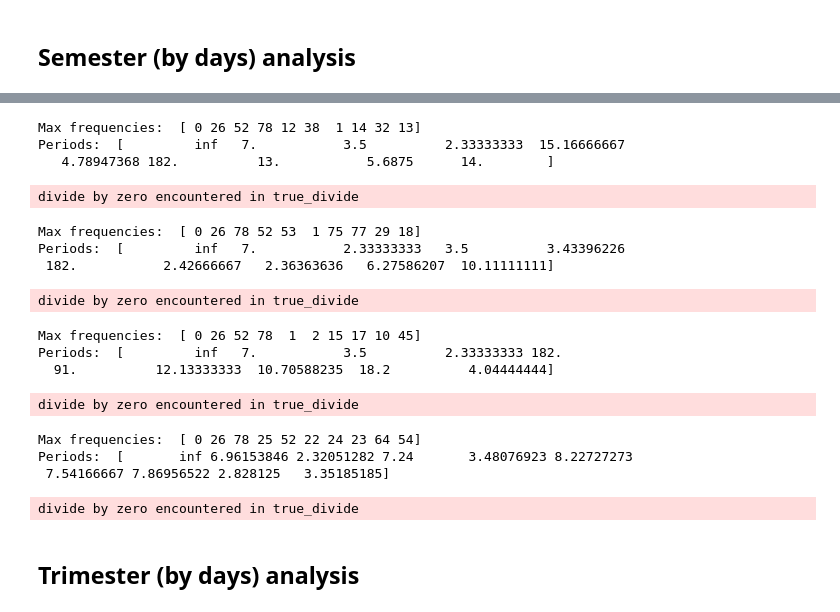
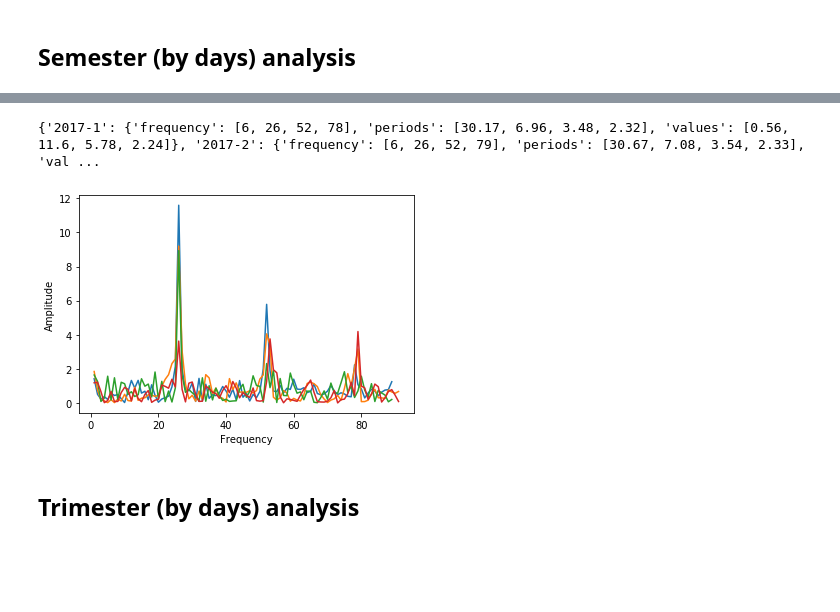
Before and after one commit to jrudascas/security_project, a Jupyter notebook: periodicity_experiments/experiment_02_periodicity_reproducible?.ipynb, the cells around one changed output, grey strips where cells are left out. Saved outputs shown, nothing was run; the diff lists cells and outputs as text; code cells hidden in the pictures; blank space fills up the shorter version.

```diff
--- a/periodicity_experiments/experiment_02_periodicity_reproducible?.ipynb
+++ b/periodicity_experiments/experiment_02_periodicity_reproducible?.ipynb
@@ -151,4 +138,0 @@ df_by_date_period.reset_index(inplace=True)
-# %%
-period_list = ['2018/01', '2018/02']
-df_by_period=df_by_date_period[df_by_date_period.PERIODO_TS.isin(period_list)]
-events_on_period = pd.Series(df_by_period['total_eventos']).values
@@ -230,34 +177,26 @@ fft_events_in_semester_2018_2 = fourier_analysis(events_by_date[549:730])
-# %%
-fs_2017_1=len(events_by_date[0:182])
-get_max_frequencies(fft_events_in_semester_2017_1,fs_2017_1)
-# %% [output]
-Max frequencies:  [ 0 26 52 78 12 38  1 14 32 13]
-Periods:  [         inf   7.           3.5          2.33333333  15.16666667
-   4.78947368 182.          13.           5.6875      14.        ]
-divide by zero encountered in true_divide
-# %%
-fs_2017_2=len(events_by_date[183:365])
-get_max_frequencies(fft_events_in_semester_2017_2,fs_2017_2)
-# %% [output]
-Max frequencies:  [ 0 26 78 52 53  1 75 77 29 18]
-Periods:  [         inf   7.           2.33333333   3.5          3.43396226
- 182.           2.42666667   2.36363636   6.27586207  10.11111111]
-divide by zero encountered in true_divide
-# %%
-fs_2018_1=len(events_by_date[366:548])
-get_max_frequencies(fft_events_in_semester_2018_1,fs_2018_1)
-# %% [output]
-Max frequencies:  [ 0 26 52 78  1  2 15 17 10 45]
-Periods:  [         inf   7.           3.5          2.33333333 182.
-  91.          12.13333333  10.70588235  18.2          4.04444444]
-divide by zero encountered in true_divide
-# %%
-fs_2018_2=len(events_by_date[549:730])
-get_max_frequencies(fft_events_in_semester_2018_2,fs_2018_2)
-# %% [output]
-Max frequencies:  [ 0 26 78 25 52 22 24 23 64 54]
-Periods:  [       inf 6.96153846 2.32051282 7.24       3.48076923 8.22727273
- 7.54166667 7.86956522 2.828125   3.35185185]
-divide by zero encountered in true_divide
+# %%
+years=['2017','2018']
+fft_events_in_subset = {}
+time_events_normalized = {}
+peaks = {}
+for year in years:
+    for i in range(1,3):
+        period_list = build_semester_list(year,semester=i)
+        df_by_period=df_by_date_period[df_by_date_period.PERIODO_TS.isin(period_list)]
+        events_on_period = pd.Series(df_by_period['total_eventos']).values
+        time_events_normalized[year+'-'+str(i)] = events_on_period/events_on_period.max()
+        fft_events_in_subset[year+'-'+str(i)] = fourier_analysis(time_events_normalized[year+'-'+str(i)])
+
+        peaks[year+'-'+str(i)]={}
+        peak_points = get_frequency_peaks(fft_events_in_subset[year+'-'+str(i)],20)
+        peak_values = get_peaks_magnitude(fft_events_in_subset[year+'-'+str(i)],peak_points)
+        peak_periods = get_peaks_period(list(peak_points),len(events_on_period))
+        peaks[year+'-'+str(i)]['frequency']=list(peak_points)
+        peaks[year+'-'+str(i)]['periods']=peak_periods
+        peaks[year+'-'+str(i)]['values']=peak_values
+print(peaks)
+# %% [output]
+{'2017-1': {'frequency': [6, 26, 52, 78], 'periods': [30.17, 6.96, 3.48, 2.32], 'values': [0.56, 11.6, 5.78, 2.24]}, '2017-2': {'frequency': [6, 26, 52, 79], 'periods': [30.67, 7.08, 3.54, 2.33], 'val ...
+[figure, added]
 # %% [markdown]
 ## Trimester (by days) analysis
```
Also changed, not shown: parts of 64 cells of this notebook.
